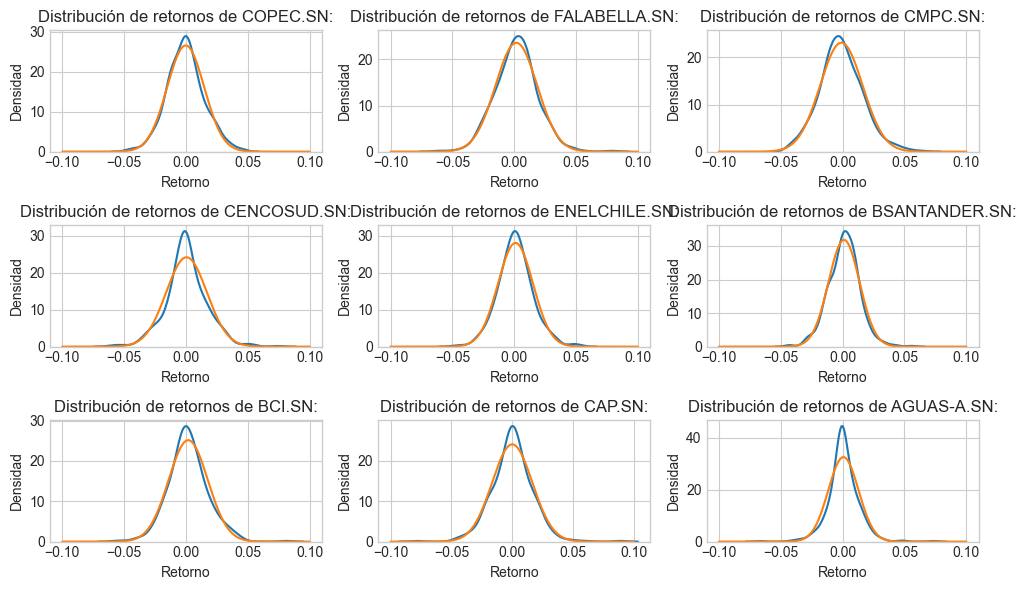
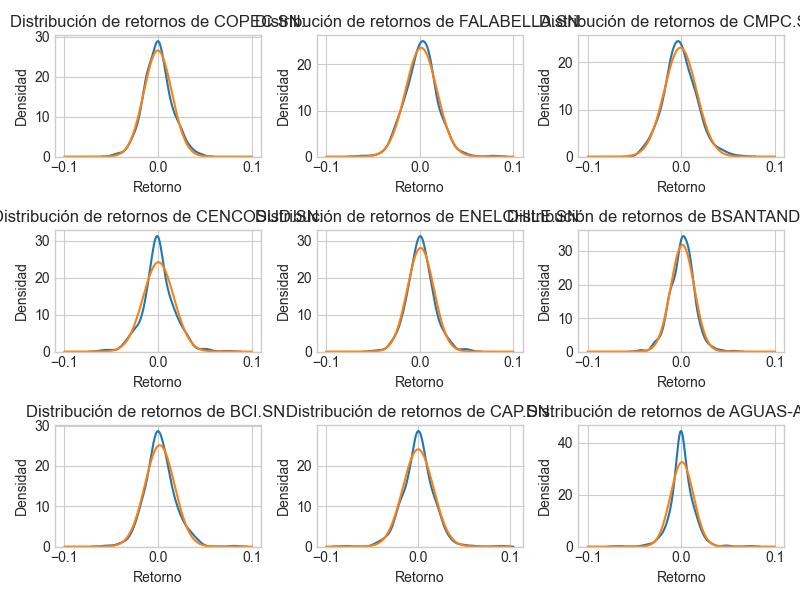
Code edit (unified diff) that turned the first committed figure into the second:
--- before
+++ after
@@ -1,3 +1,3 @@
-fig, gauss_retornos = plt.subplots(3, 3, figsize=(10, 6))
+fig, gauss_retornos = plt.subplots(3, 3, figsize=(8, 6))
 x = 0
 y = 0

Commit: Arregla heatmap y elimina %matplotlib widget